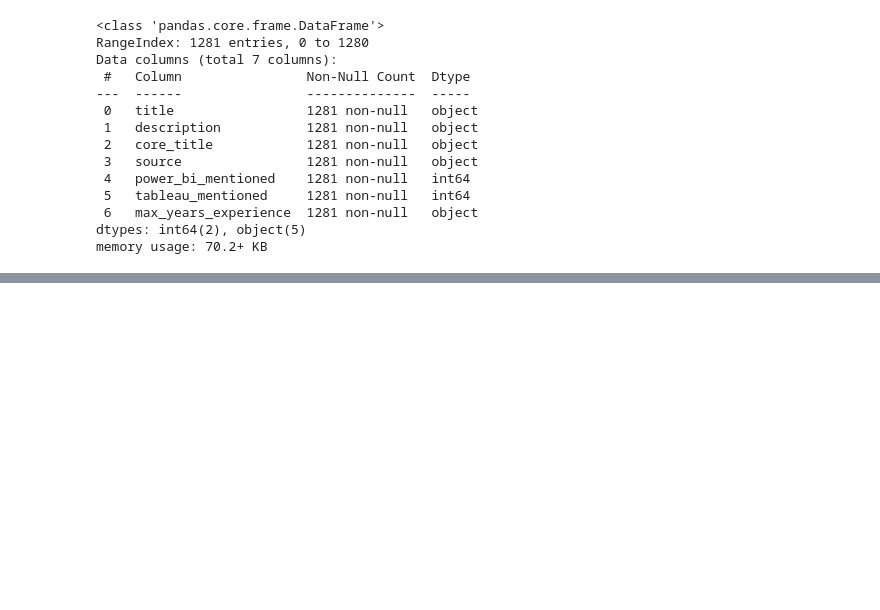
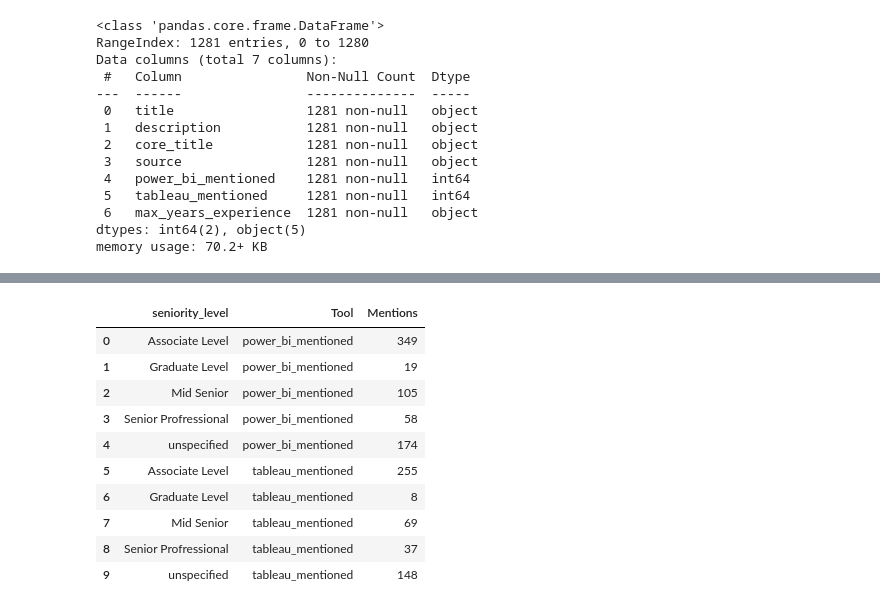
Before and after one commit to WamzMwangi/Job_Market_Analysis-BI_Tools, a Jupyter notebook: main.ipynb, the cells around one changed output, grey strips where cells are left out. Cells and saved outputs as stored; diff of their text form; code cells hidden in the pictures; blank space fills up the shorter version.

```diff
--- a/main.ipynb
+++ b/main.ipynb
@@ -474,3 +493,21 @@ Data columns (total 7 columns):
  6   max_years_experience  1281 non-null   object
 dtypes: int64(2), object(5)
 memory usage: 70.2+ KB
+# %%
+def seniority_categorizer(years):
+    try:
+        if years=='unspecified':
+            return 'unspecified'
+        else:
+            years=int(years)
+            if years < 2:
+                return 'Graduate Level'
+            elif years <6:
+                return 'Associate Level'
+            elif years < 9:
+                return 'Mid Senior'
+            elif years>8:
+                return 'Senior Profressional'
+
+    except:
+         years='Unspecified'
@@ -476,0 +544,21 @@ memory usage: 70.2+ KB
+# %%
+#reshape into long format
+seniority_level_melted = demand_per_seniority.melt(
+    id_vars="seniority_level",
+    value_vars=["power_bi_mentioned", "tableau_mentioned"],
+    var_name="Tool",
+    value_name="Mentions"
+)
+seniority_level_melted
+# %% [output]
+|  | seniority_level | Tool | Mentions |
+| 0 | Associate Level | power_bi_mentioned | 349 |
+| 1 | Graduate Level | power_bi_mentioned | 19 |
+| 2 | Mid Senior | power_bi_mentioned | 105 |
+| 3 | Senior Profressional | power_bi_mentioned | 58 |
+| 4 | unspecified | power_bi_mentioned | 174 |
+| 5 | Associate Level | tableau_mentioned | 255 |
+| 6 | Graduate Level | tableau_mentioned | 8 |
+| 7 | Mid Senior | tableau_mentioned | 69 |
+| 8 | Senior Profressional | tableau_mentioned | 37 |
+| 9 | unspecified | tableau_mentioned | 148 |
```
Also changed, not shown: parts of 8 cells of this notebook.
